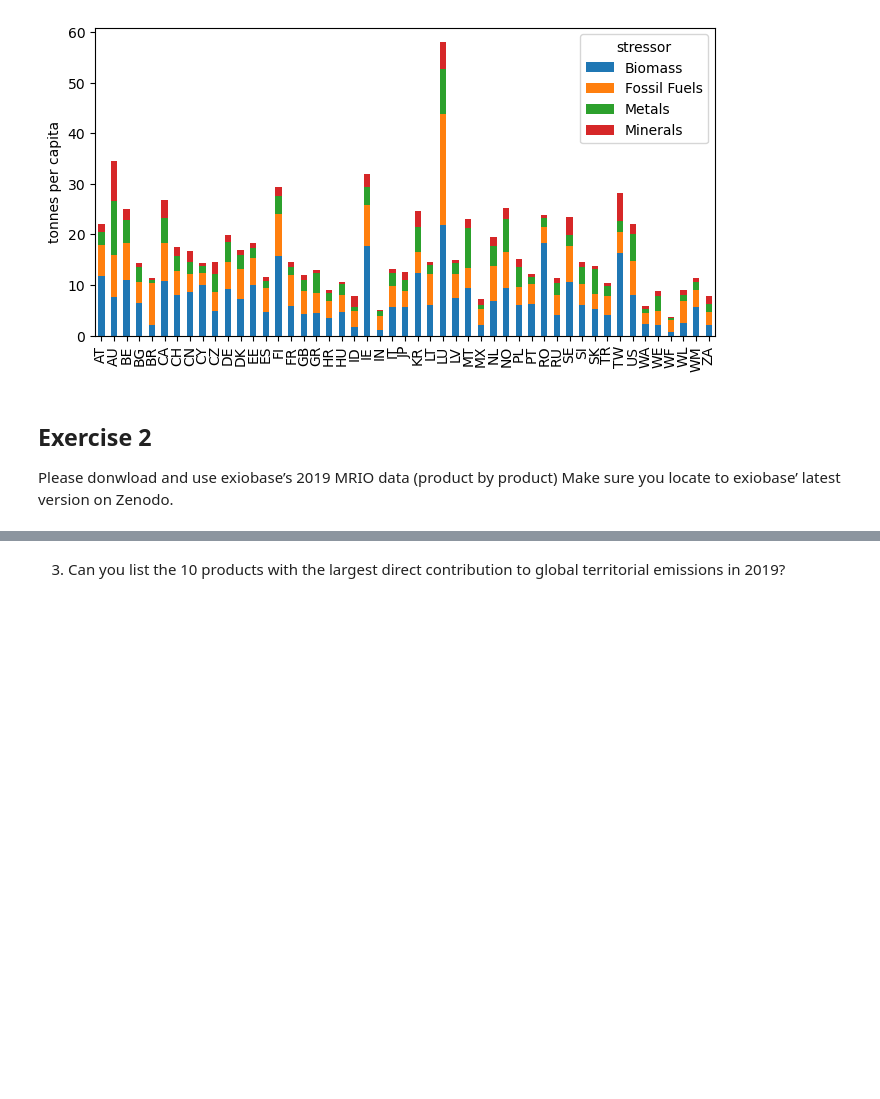
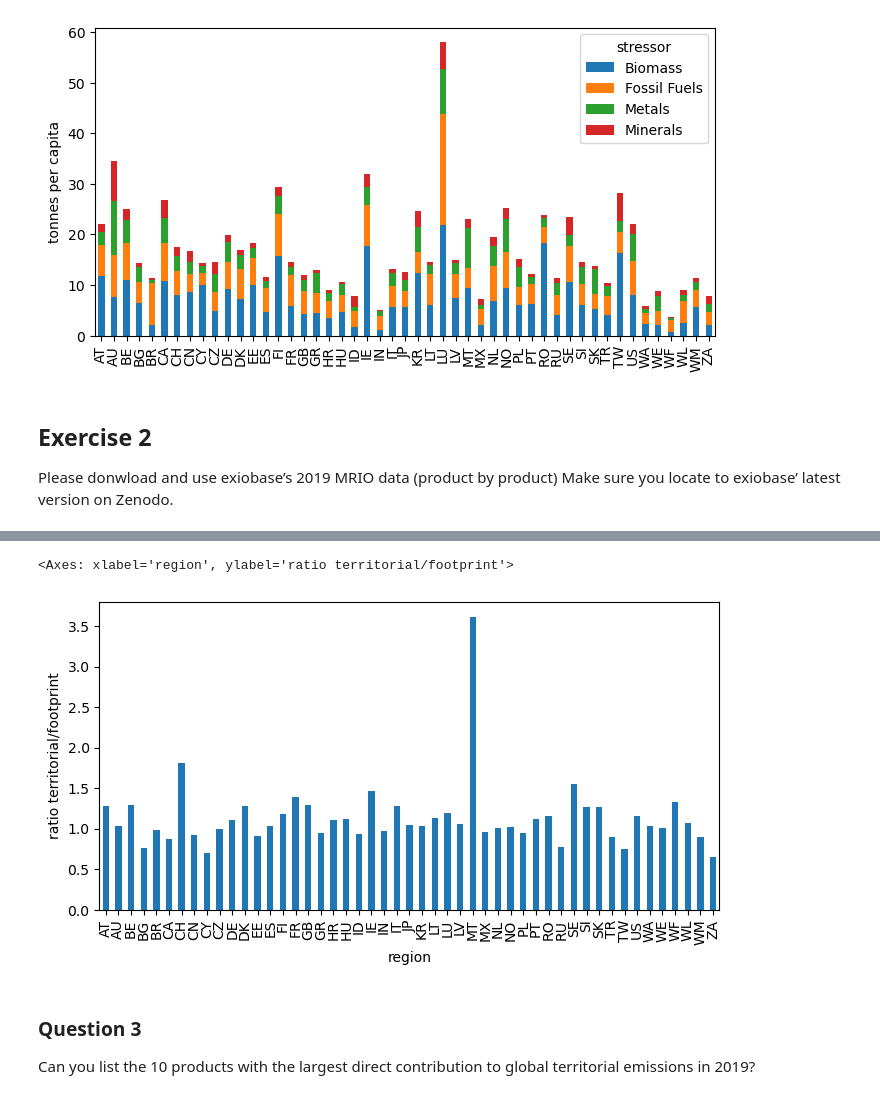
Before and after one commit to adrien-perello/EEIOA, a Jupyter notebook: scripts/08_mock_exam_extra.ipynb, the cells around one changed output, grey strips where cells are left out. Drawn from its saved outputs; the diff is of its cells as text; code cells hidden in the pictures; blank space fills up the shorter version.

```diff
--- a/scripts/08_mock_exam_extra.ipynb
+++ b/scripts/08_mock_exam_extra.ipynb
@@ -687,0 +806,13 @@ dir_path = "../data/exiobase/_pxp/IOT_2019_pxp/"
+# %%
+# compute production based emissions
+diagfX_co2 = f_co2 * x  # f * x = np.diag(f) @ x
+
+# compute territorial emissions
+e_territorial_co2_regions =  diagfX_co2.groupby('region', axis=1).sum() + F_y_co2.groupby('region', axis=1).sum()
+
+# ! diagfX + F_y --> WRONG !! We need to aggregate diagfX first
+# if not (diagfX_co2.shape == F_y_co2.shape):
+    # raise IndexError("shape error")
+
+# Uncomment to display result
+e_territorial_co2_regions
@@ -687,0 +829,6 @@ dir_path = "../data/exiobase/_pxp/IOT_2019_pxp/"
+# %%
+# aggregate CO2 extensions
+e_territorial_agg_co2_regions = e_territorial_co2_regions.sum(axis=0)
+
+# Display result
+e_territorial_agg_co2_regions
@@ -690,2 +877,13 @@ dir_path = "../data/exiobase/_pxp/IOT_2019_pxp/"
+# %%
+(e_fp_agg_co2_regions / e_territorial_agg_co2_regions).plot(
+    figsize = (8,4),
+    kind = 'bar',
+    ylabel = "ratio territorial/footprint",
+)
+# %% [output]
+<Axes: xlabel='region', ylabel='ratio territorial/footprint'>
+[figure, added]
 # %% [markdown]
-3. Can you list the 10 products with the largest direct contribution to global territorial emissions in 2019?
+### Question 3
+
+Can you list the 10 products with the largest direct contribution to global territorial emissions in 2019?
```
Also changed, not shown: parts of 22 cells of this notebook.
